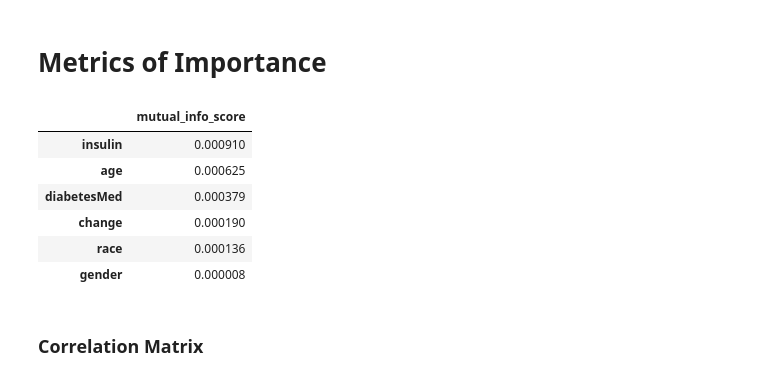
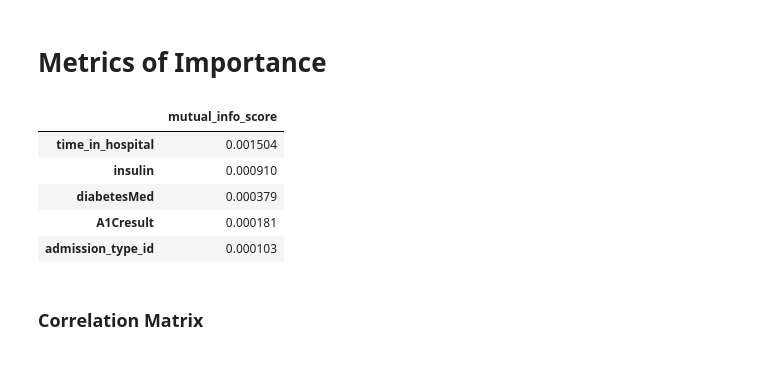
Before and after one commit to Xaviera8/30-Day-Readmission-Predictor, a Jupyter notebook: Group_project.ipynb, the cells around one changed output. Drawn from its saved outputs; the diff is of its cells as text; code cells hidden in the pictures.

```diff
--- a/Group_project.ipynb
+++ b/Group_project.ipynb
@@ -98,7 +98,6 @@ diabetes.head()
 ## and 'admission_source_id' columns
 diabetes.drop(['encounter_id',
                'patient_nbr',
-               'admission_type_id',
                'discharge_disposition_id',
                'admission_source_id'], axis = 1, inplace = True)
 # %% [markdown]
@@ -144,7 +143,7 @@ missing(diabetes)
 # According to the variable table/data dictionary, the 'A1Cresult' and 'max_glu_serum' do not have missing values.
 # The 'nan' values in two columns indicate that no measurements were taken.
 # The script below replaces the 'nan' values of the two columns with 'no measured'.
-diabetes[['A1Cresult', 'max_glu_serum']] = diabetes[['A1Cresult', 'max_glu_serum']].fillna('not measured')
+diabetes[['A1Cresult', 'max_glu_serum']] = diabetes[['A1Cresult', 'max_glu_serum']].fillna('not_measured')
 # %%
 # Visualizing the missing data
 msno.bar(diabetes)
@@ -166,10 +165,24 @@ msno.bar(diabetes)
 # %% [markdown]
 # **Metrics of Importance**
+# %%
+## Replacing the admission_type_id identifiers with string values
+## 3 unique values: emergency, urgent, and other
+diabetes['admission_type_id'] = diabetes['admission_type_id'].replace({1: 'Emergency',
+                                                                       2: 'Urgent',
+                                                                       3: 'Other',
+                                                                       4: 'Other',
+                                                                       5: 'Other',
+                                                                       6: 'Other',
+                                                                       7: 'Other',
+                                                                       8: 'Other'}).astype(str)
 # %%
 numerical= ['time_in_hospital','num_lab_procedures','num_procedures','num_medications','number_outpatient',
            'number_emergency','number_inpatient','number_diagnoses']
 
 categorical = ['race','gender','age','insulin','change','diabetesMed']
+
+## Features of importance
+features = ['admission_type_id','diabetesMed','A1Cresult','time_in_hospital','insulin']
 # %%
 ## 0 = not readmitted and readmitted after 30 days
 ## 1 = readmitted within 30 days
@@ -178,19 +191,18 @@ diabetes['readmitted'] = diabetes['readmitted'].map(readmitted)
 # %%
 from sklearn.metrics import mutual_info_score
 def cat_mut_inf(series):
     return mutual_info_score(series, diabetes['readmitted'])
 
-diabetes_cat = diabetes[categorical].apply(cat_mut_inf)
+diabetes_cat = diabetes[features].apply(cat_mut_inf)
 diabetes_cat = diabetes_cat.sort_values(ascending=False).to_frame(name='mutual_info_score')
 diabetes_cat
 # %% [output]
 |  | mutual_info_score |
+| time_in_hospital | 0.001504 |
 | insulin | 0.000910 |
-| age | 0.000625 |
 | diabetesMed | 0.000379 |
-| change | 0.000190 |
-| race | 0.000136 |
-| gender | 0.000008 |
+| A1Cresult | 0.000181 |
+| admission_type_id | 0.000103 |
 # %% [markdown]
 ### **Correlation Matrix**
 # %%
```
Also changed, not shown: parts of 8 cells of this notebook.
